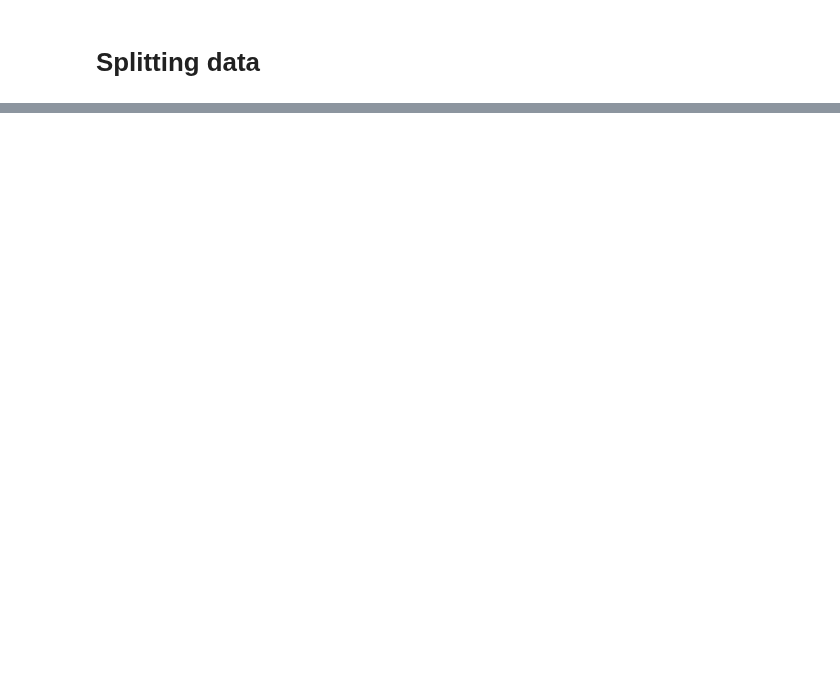
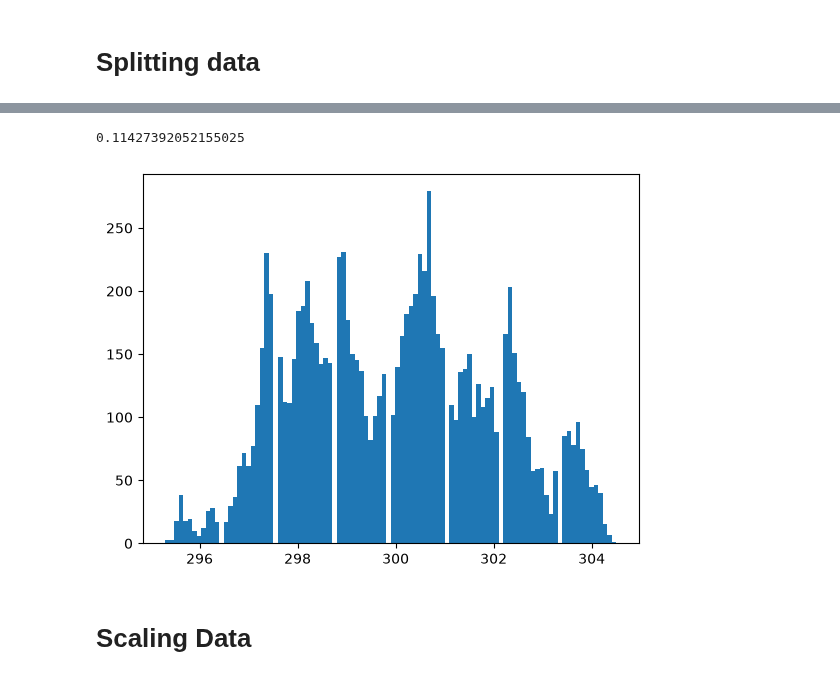
Before and after one commit to kiyamehr/AI-Learning-Journey, a Jupyter notebook: Practice Labs/Unsupervised Learning/Anomaly Detection/02-Practice/train.ipynb, the cells around one changed output, grey strips where cells are left out. Cells and saved outputs as stored; diff of their text form; code cells hidden in the pictures; blank space fills up the shorter version.

```diff
--- a/Practice Labs/Unsupervised Learning/Anomaly Detection/02-Practice/train.ipynb
+++ b/Practice Labs/Unsupervised Learning/Anomaly Detection/02-Practice/train.ipynb
@@ -42 +65,11 @@ print(
 59 53
+# %%
+print(data['Air temperature [K]'].skew())
+plt.hist(data['Air temperature [K]'], bins=100)
+plt.show()
+# Data is a Gaussian distribution
+# %% [output]
+0.11427392052155025
+[figure, added]
+# %% [markdown]
+# Scaling Data
```
Also changed, not shown: parts of 15 cells of this notebook.
